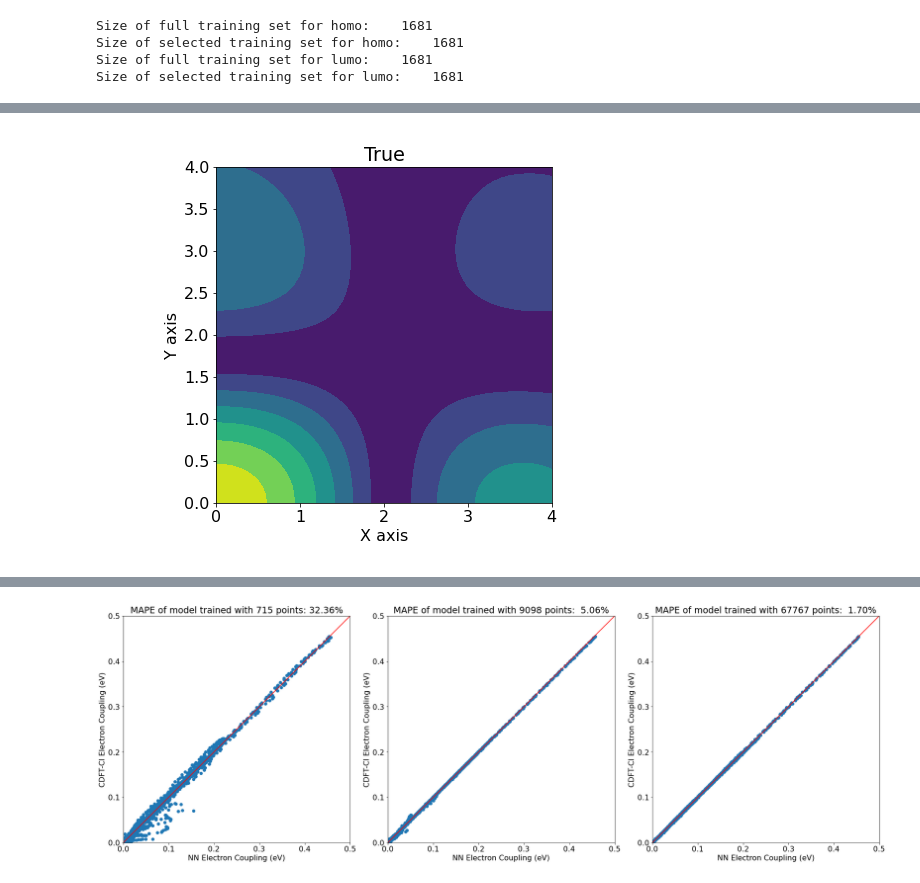
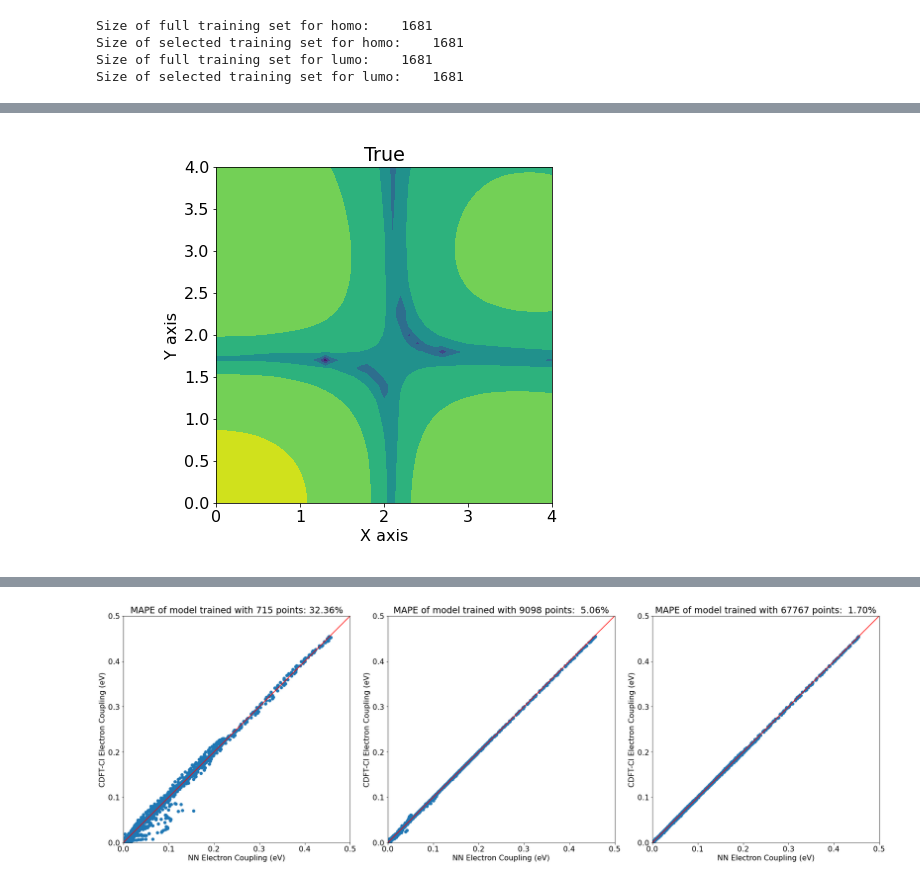
Before and after one commit to dgg95223/ML_Coupling, a Jupyter notebook: plot_2d_pretrained.ipynb, the cells around one changed output, grey strips where cells are left out. Cells and saved outputs as stored; diff of their text form; code cells hidden in the pictures.

```diff
--- a/plot_2d_pretrained.ipynb
+++ b/plot_2d_pretrained.ipynb
@@ -164,19 +165,19 @@ error_lu = np.mean(np.multiply(abs(pred_lu-train_c_lumo), np.power(train_c_lumo,
 # %%
 import matplotlib.pyplot as plt
 %matplotlib inline
 %matplotlib widget
 x = np.linspace(0, 4, 41)
 y = np.linspace(0, 4, 41)
-Z = np.exp(-train_c_homo).reshape((41,41))
+Z = -train_c_homo.reshape((41,41))
 
 fig1, ax1 = plt.subplots(figsize=(8,6))
 ax1.contourf(x,y, Z.T)
 ax1.set_title('True')
 ax1.set_aspect('equal')
 ax1.set_xlabel('X axis')
 ax1.set_ylabel('Y axis')
 plt.tight_layout()
 # plt.savefig('2d_true.png')
 # %% [output]
-[figure, old version]
+[figure, new version]
 # %%
```
Also changed, not shown: parts of 4 cells of this notebook, 1 other file.
